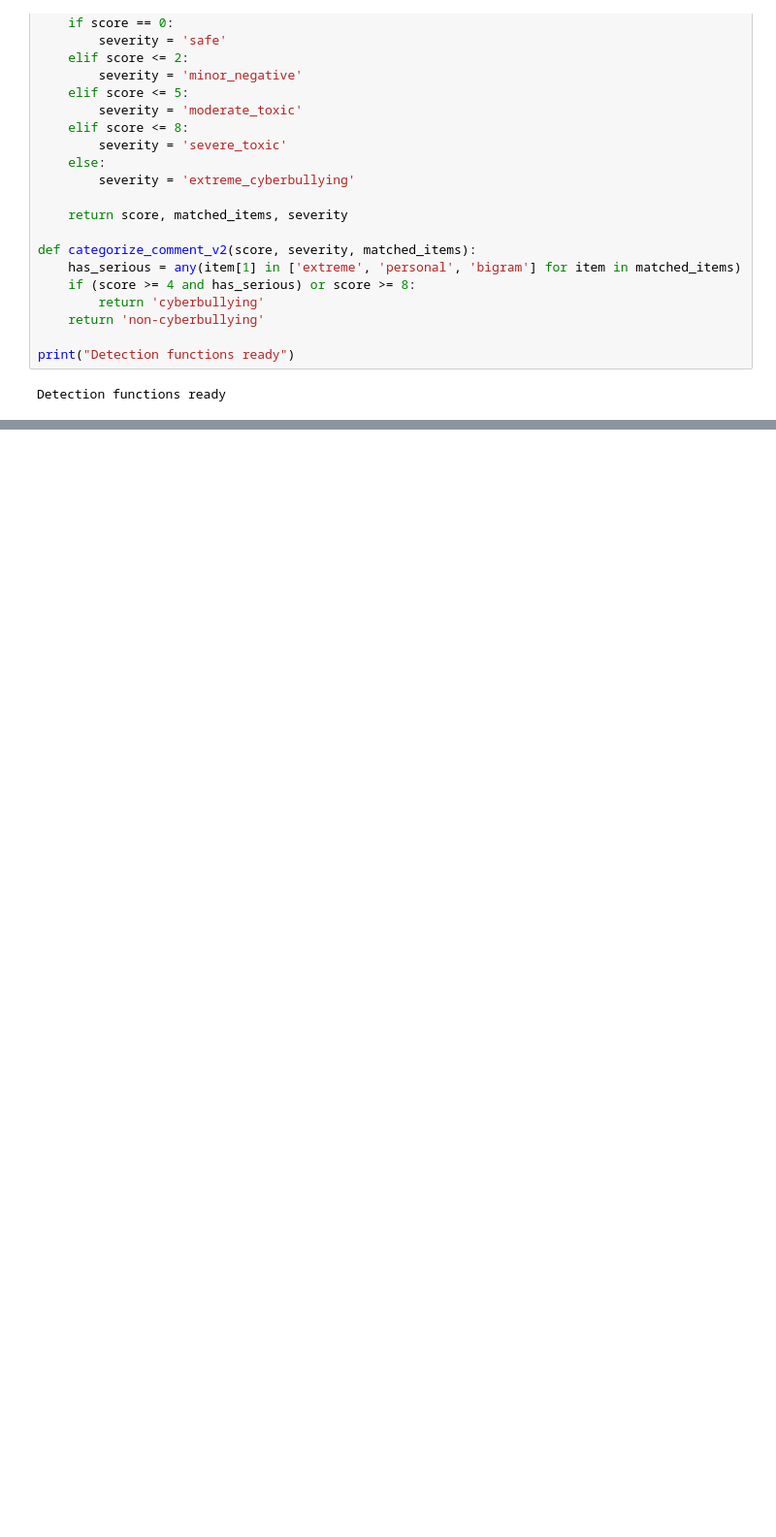
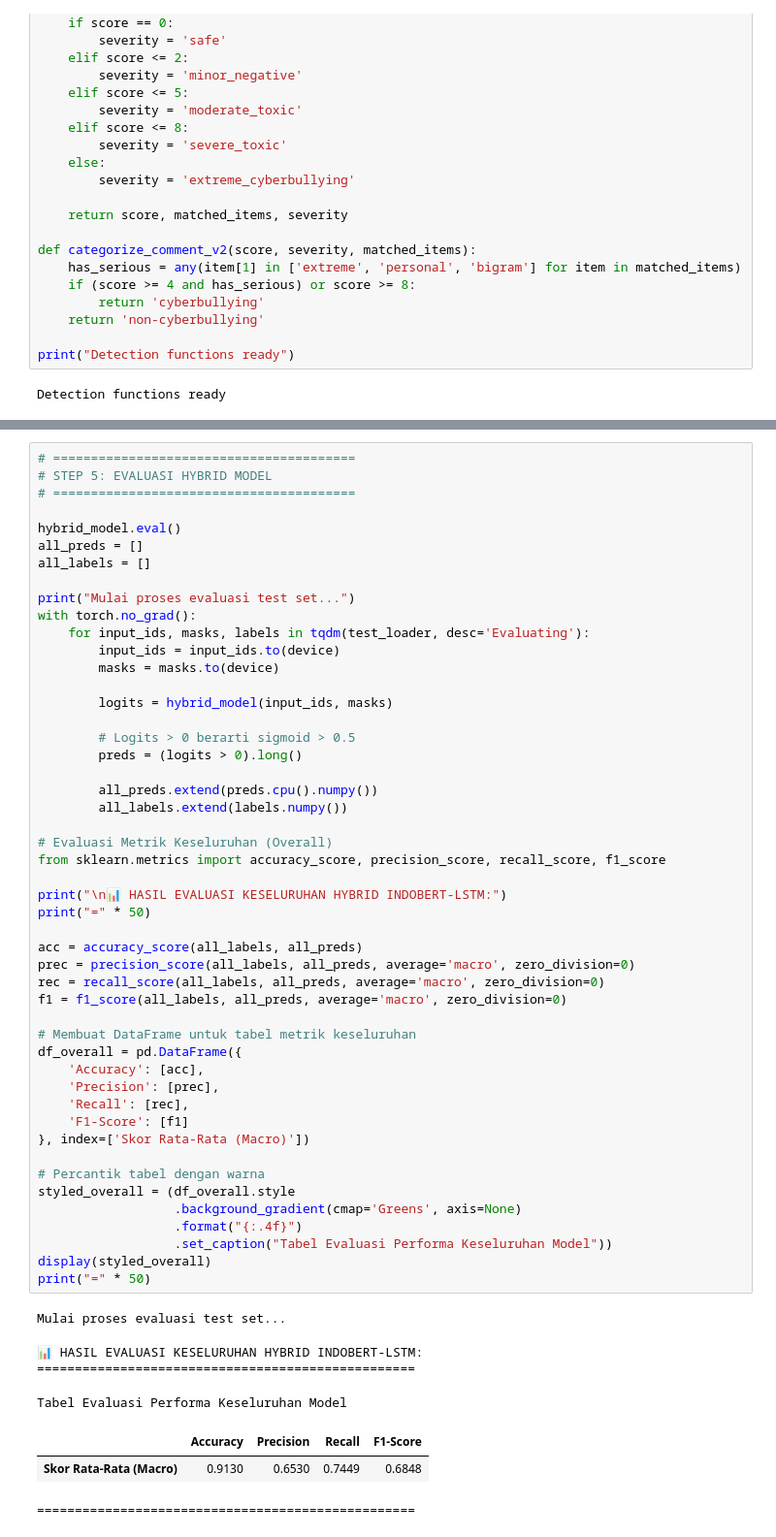
Before and after one commit to DikaWasHere/SKS, a Jupyter notebook: scrapping.ipynb, the cells around one changed output, grey strips where cells are left out. Shown at 97% size. Drawn from its saved outputs; the diff is of its cells as text; blank space fills up the shorter version.

Commit message:
CP_15 april : kekurangan pada f1 score yang kecil

```diff
--- a/scrapping.ipynb
+++ b/scrapping.ipynb
@@ -1054,0 +768,57 @@ print(f"✓ LSTM Model: Vocab={vocab_size}, Embed=128, Hidden=64")
+# %%
+# ========================================
+# STEP 5: EVALUASI HYBRID MODEL
+# ========================================
+
+hybrid_model.eval()
+all_preds = []
+all_labels = []
+
+print("Mulai proses evaluasi test set...")
+with torch.no_grad():
+    for input_ids, masks, labels in tqdm(test_loader, desc='Evaluating'):
+        input_ids = input_ids.to(device)
+        masks = masks.to(device)
+
+        logits = hybrid_model(input_ids, masks)
+
+        # Logits > 0 berarti sigmoid > 0.5
+        preds = (logits > 0).long()
+
+        all_preds.extend(preds.cpu().numpy())
+        all_labels.extend(labels.numpy())
+
+# Evaluasi Metrik Keseluruhan (Overall)
+from sklearn.metrics import accuracy_score, precision_score, recall_score, f1_score
+
+print("\n📊 HASIL EVALUASI KESELURUHAN HYBRID INDOBERT-LSTM:")
+print("=" * 50)
+
+acc = accuracy_score(all_labels, all_preds)
+prec = precision_score(all_labels, all_preds, average='macro', zero_division=0)
+rec = recall_score(all_labels, all_preds, average='macro', zero_division=0)
+f1 = f1_score(all_labels, all_preds, average='macro', zero_division=0)
+
+# Membuat DataFrame untuk tabel metrik keseluruhan
+df_overall = pd.DataFrame({
+    'Accuracy': [acc],
+    'Precision': [prec],
+    'Recall': [rec],
+    'F1-Score': [f1]
+}, index=['Skor Rata-Rata (Macro)'])
+
+# Percantik tabel dengan warna
+styled_overall = (df_overall.style
+                  .background_gradient(cmap='Greens', axis=None)
+                  .format("{:.4f}")
+                  .set_caption("Tabel Evaluasi Performa Keseluruhan Model"))
+display(styled_overall)
+print("=" * 50)
+# %% [output]
+Mulai proses evaluasi test set...
+📊 HASIL EVALUASI KESELURUHAN HYBRID INDOBERT-LSTM:
+==================================================
+Tabel Evaluasi Performa Keseluruhan Model
+|  | Accuracy | Precision | Recall | F1-Score |
+| Skor Rata-Rata (Macro) | 0.9130 | 0.6530 | 0.7449 | 0.6848 |
+==================================================
```
Also changed, not shown: parts of 38 cells of this notebook, 3 other files.
